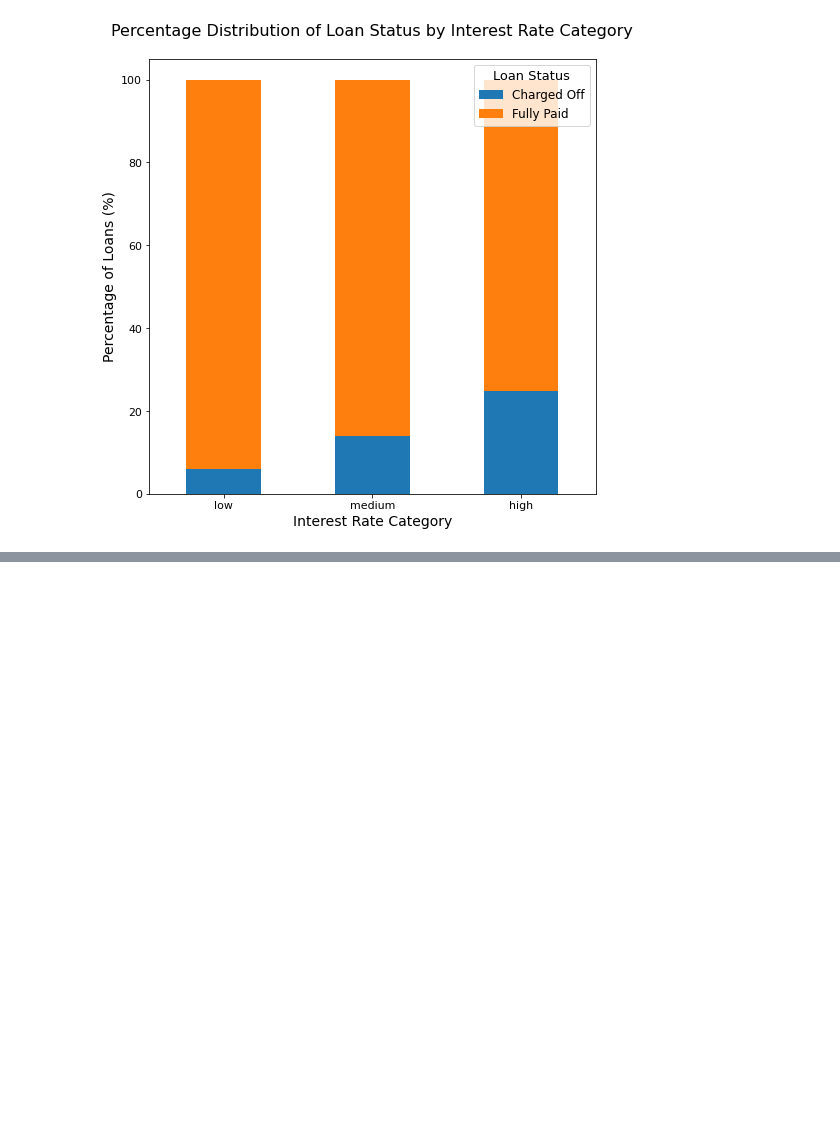
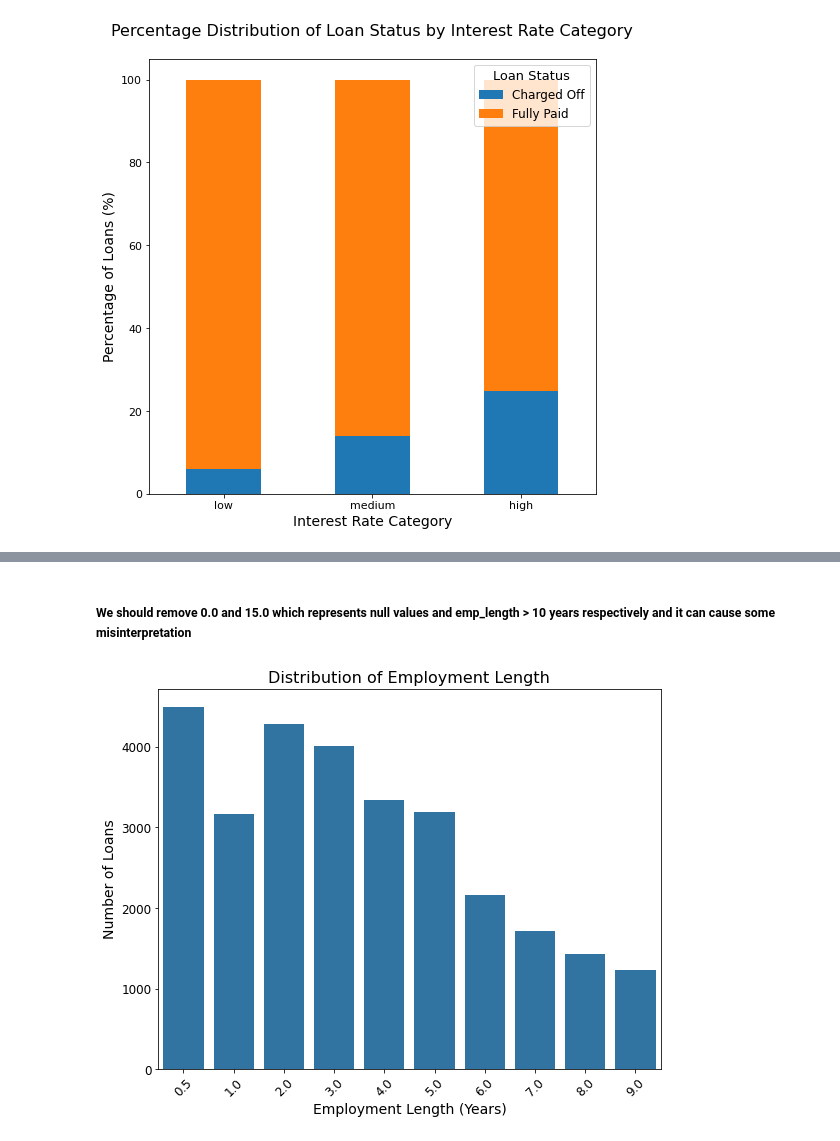
Before and after one commit to balkrishnan/LendingClubCase_upGrad_BalkrishnanV_BhavyaK, a Jupyter notebook: bhavyatemp/final.ipynb, the cells around one changed output, grey strips where cells are left out. Saved outputs shown, nothing was run; the diff lists cells and outputs as text; code cells hidden in the pictures; blank space fills up the shorter version.

```diff
--- a/bhavyatemp/final.ipynb
+++ b/bhavyatemp/final.ipynb
@@ -575,0 +627,16 @@ plt.show()
+# %% [markdown]
+##### We should remove 0.0 and 15.0 which represents null values and emp_length > 10 years respectively and it can cause some misinterpretation
+# %%
+df1 = df[(df.emp_length != 0.0) & (df.emp_length != 15.0)]
+# %%
+plt.figure(figsize=(9, 7))
+plt.title('Distribution of Employment Length', fontsize=16)
+plt.xlabel('Employment Length (Years)', fontsize=14)
+plt.ylabel('Number of Loans', fontsize=14)
+plt.xticks(fontsize=12)
+plt.yticks(fontsize=12)
+plt.xticks(rotation=45)
+sns.barplot(x=df1['emp_length'].value_counts().index, y=df1['emp_length'].value_counts().values)
+plt.show()
+# %% [output]
+[figure, added]
```
Also changed, not shown: parts of 62 cells of this notebook.
